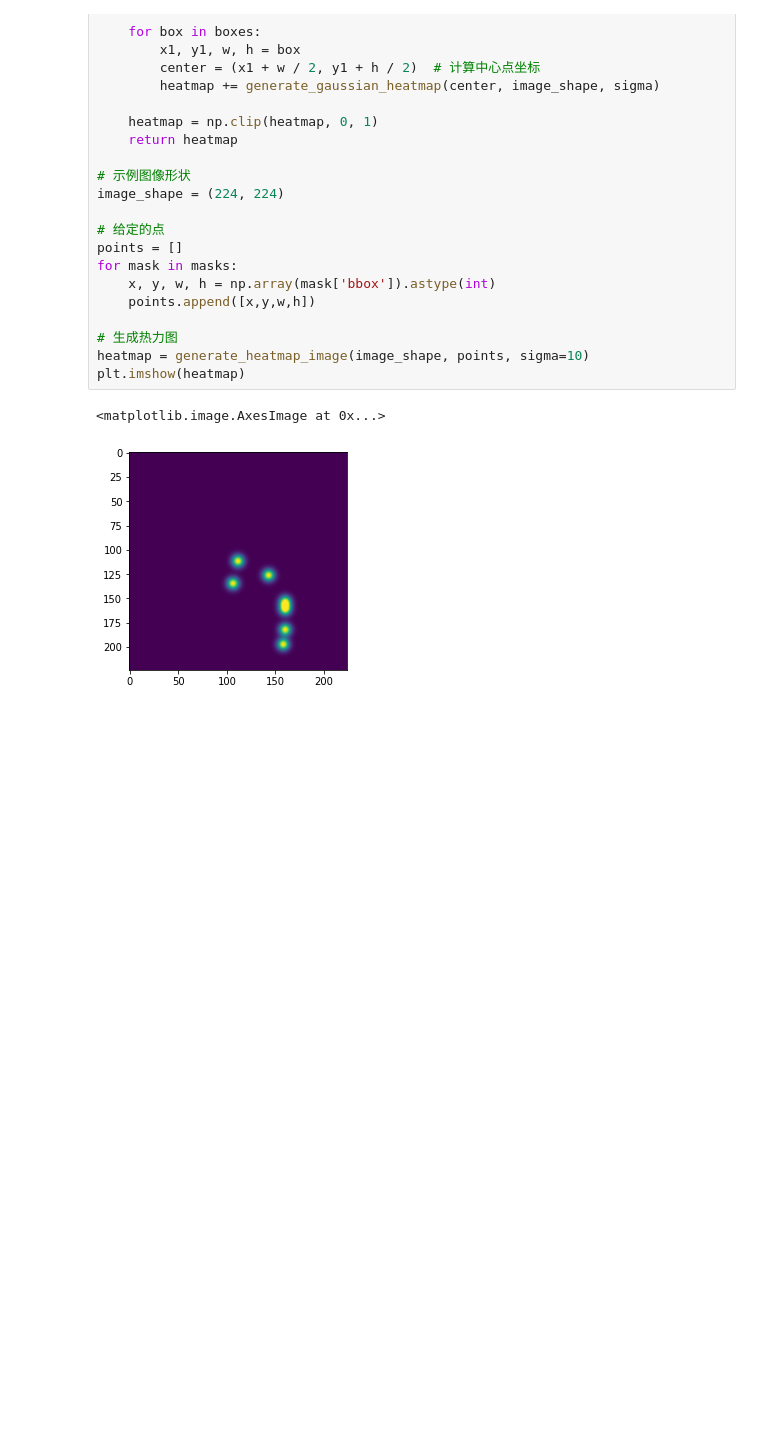
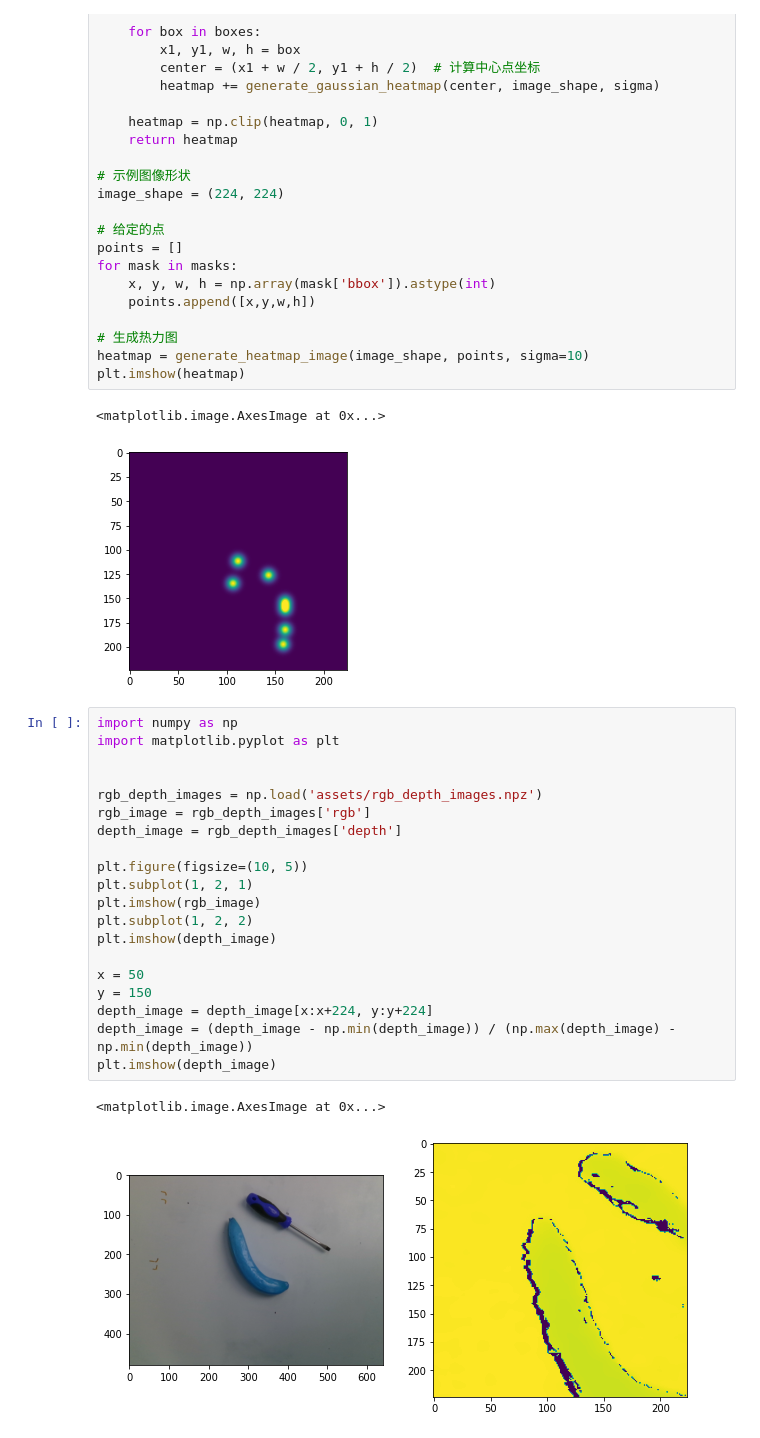
Before and after one commit to yuanmingqi/SAMG, a Jupyter notebook: process.ipynb, the cells around one changed output. Drawn from its saved outputs; the diff is of its cells as text; blank space fills up the shorter version.

```diff
--- a/process.ipynb
+++ b/process.ipynb
@@ -118,3 +123,26 @@ plt.imshow(heatmap)
 # %% [output]
 <matplotlib.image.AxesImage at 0x...>
 [figure]
+# %%
+import numpy as np
+import matplotlib.pyplot as plt
+
+
+rgb_depth_images = np.load('assets/rgb_depth_images.npz')
+rgb_image = rgb_depth_images['rgb']
+depth_image = rgb_depth_images['depth']
+
+plt.figure(figsize=(10, 5))
+plt.subplot(1, 2, 1)
+plt.imshow(rgb_image)
+plt.subplot(1, 2, 2)
+plt.imshow(depth_image)
+
+x = 50
+y = 150
+depth_image = depth_image[x:x+224, y:y+224]
+depth_image = (depth_image - np.min(depth_image)) / (np.max(depth_image) - np.min(depth_image))
+plt.imshow(depth_image)
+# %% [output]
+<matplotlib.image.AxesImage at 0x...>
+[figure, added]
```
Also changed, not shown: parts of 10 cells of this notebook, 6 other files.
